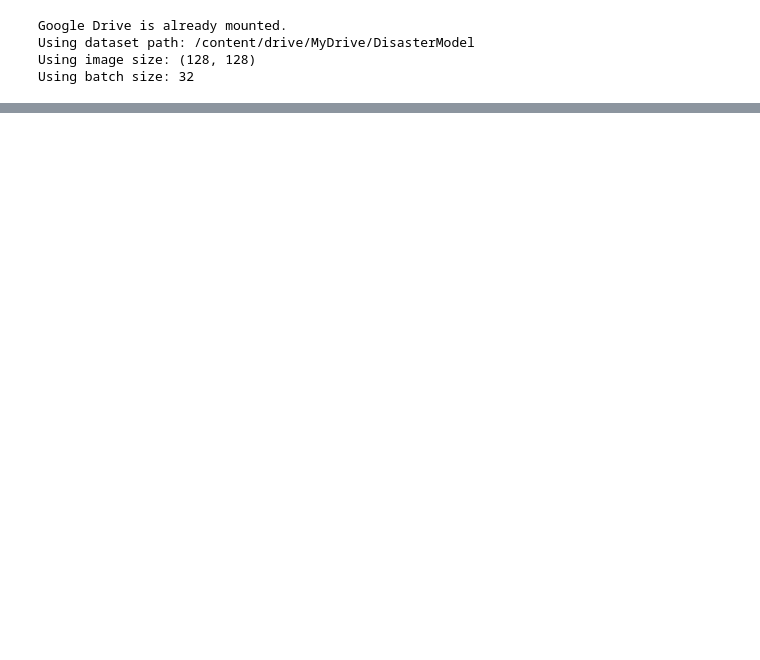
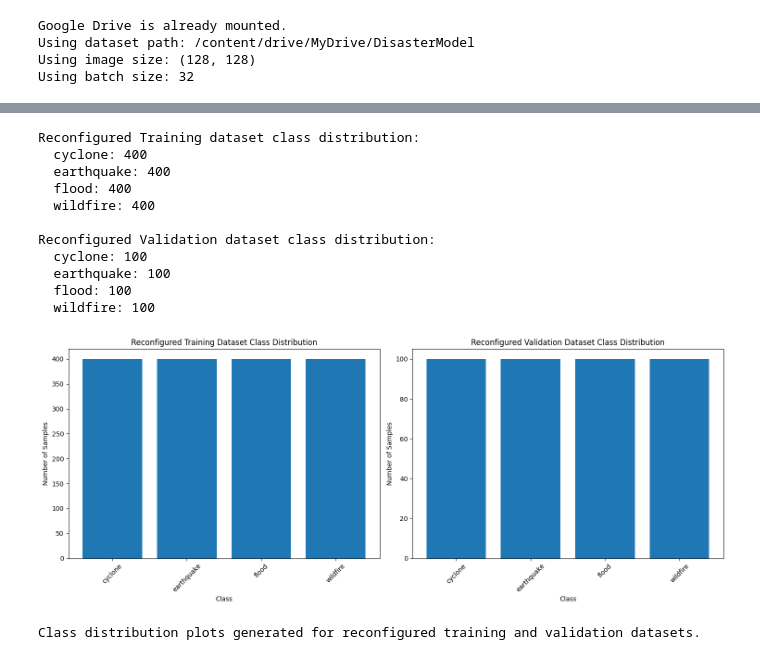
Before and after one commit to MishraShardendu22/CNN-Deep-Learning-Project-Implementation, a Jupyter notebook: CNN_Project_Implementation.ipynb, the cells around one changed output, grey strips where cells are left out. Cells and saved outputs as stored; diff of their text form; code cells hidden in the pictures; blank space fills up the shorter version.

```diff
--- a/CNN_Project_Implementation.ipynb
+++ b/CNN_Project_Implementation.ipynb
@@ -158,0 +133,63 @@ print("Data augmentation layers created.")
+# %%
+import numpy as np
+import matplotlib.pyplot as plt
+
+# Extract labels from the reconfigured train_ds
+new_train_labels = []
+for _, labels in train_ds.unbatch():
+    new_train_labels.append(labels.numpy())
+new_train_labels = np.array(new_train_labels)
+
+# Extract labels from the reconfigured val_ds
+new_val_labels = []
+for _, labels in val_ds.unbatch():
+    new_val_labels.append(labels.numpy())
+new_val_labels = np.array(new_val_labels)
+
+# Count occurrences for new_train_ds and print
+new_train_distribution = np.bincount(new_train_labels)
+print("Reconfigured Training dataset class distribution:")
+for i, count in enumerate(new_train_distribution):
+    print(f"  {class_names[i]}: {count}")
+
+# Count occurrences for new_val_ds and print
+new_val_distribution = np.bincount(new_val_labels)
+print("\nReconfigured Validation dataset class distribution:")
+for i, count in enumerate(new_val_distribution):
+    print(f"  {class_names[i]}: {count}")
+
+# Create subplots for training and validation distribution
+fig, axes = plt.subplots(1, 2, figsize=(15, 6))
+
+# Plot training dataset class distribution
+axes[0].bar(class_names, new_train_distribution)
+axes[0].set_title('Reconfigured Training Dataset Class Distribution')
+axes[0].set_xlabel('Class')
+axes[0].set_ylabel('Number of Samples')
+axes[0].tick_params(axis='x', rotation=45)
+
+# Plot validation dataset class distribution
+axes[1].bar(class_names, new_val_distribution)
+axes[1].set_title('Reconfigured Validation Dataset Class Distribution')
+axes[1].set_xlabel('Class')
+axes[1].set_ylabel('Number of Samples')
+axes[1].tick_params(axis='x', rotation=45)
+
+plt.tight_layout()
+plt.show()
+
+print("Class distribution plots generated for reconfigured training and validation datasets.")
+# %% [output]
+Reconfigured Training dataset class distribution:
+  cyclone: 400
+  earthquake: 400
+  flood: 400
+  wildfire: 400
+
+Reconfigured Validation dataset class distribution:
+  cyclone: 100
+  earthquake: 100
+  flood: 100
+  wildfire: 100
+[figure, added]
+Class distribution plots generated for reconfigured training and validation datasets.
```
Also changed, not shown: parts of 11 cells of this notebook.
